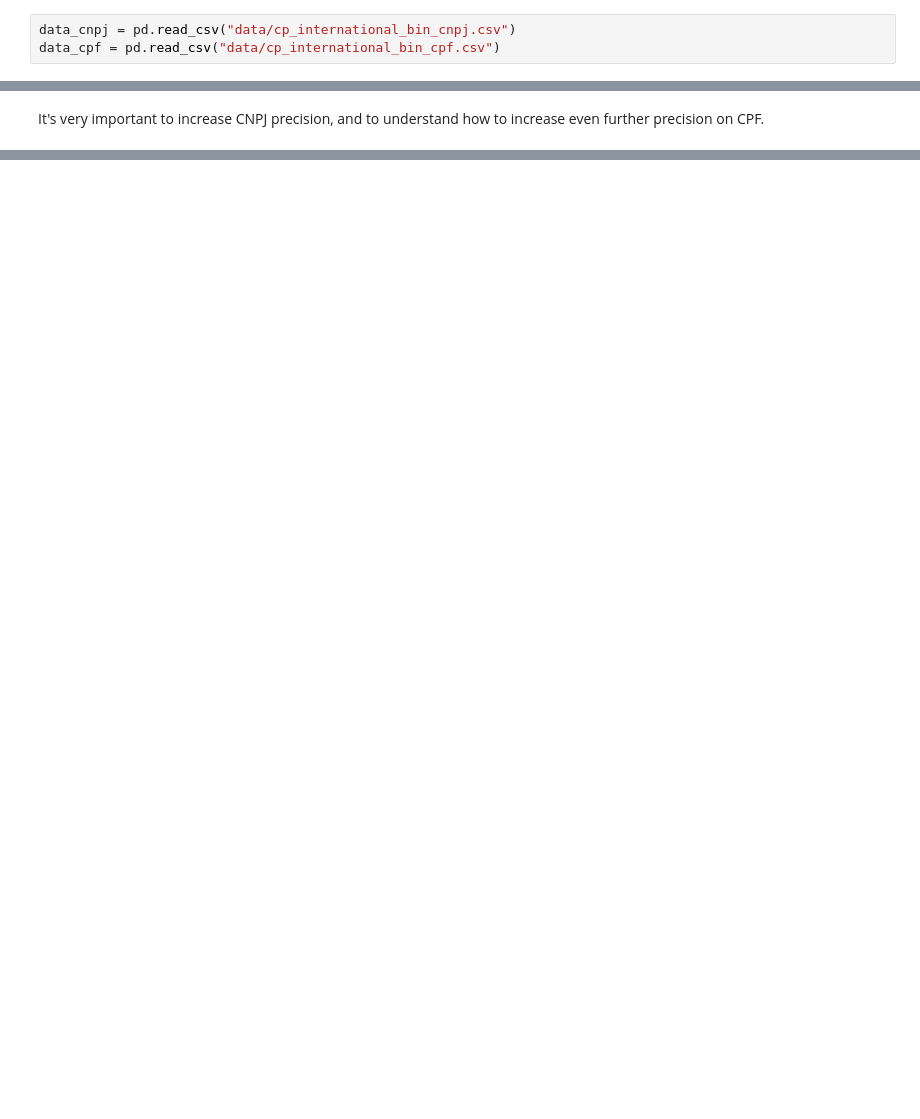
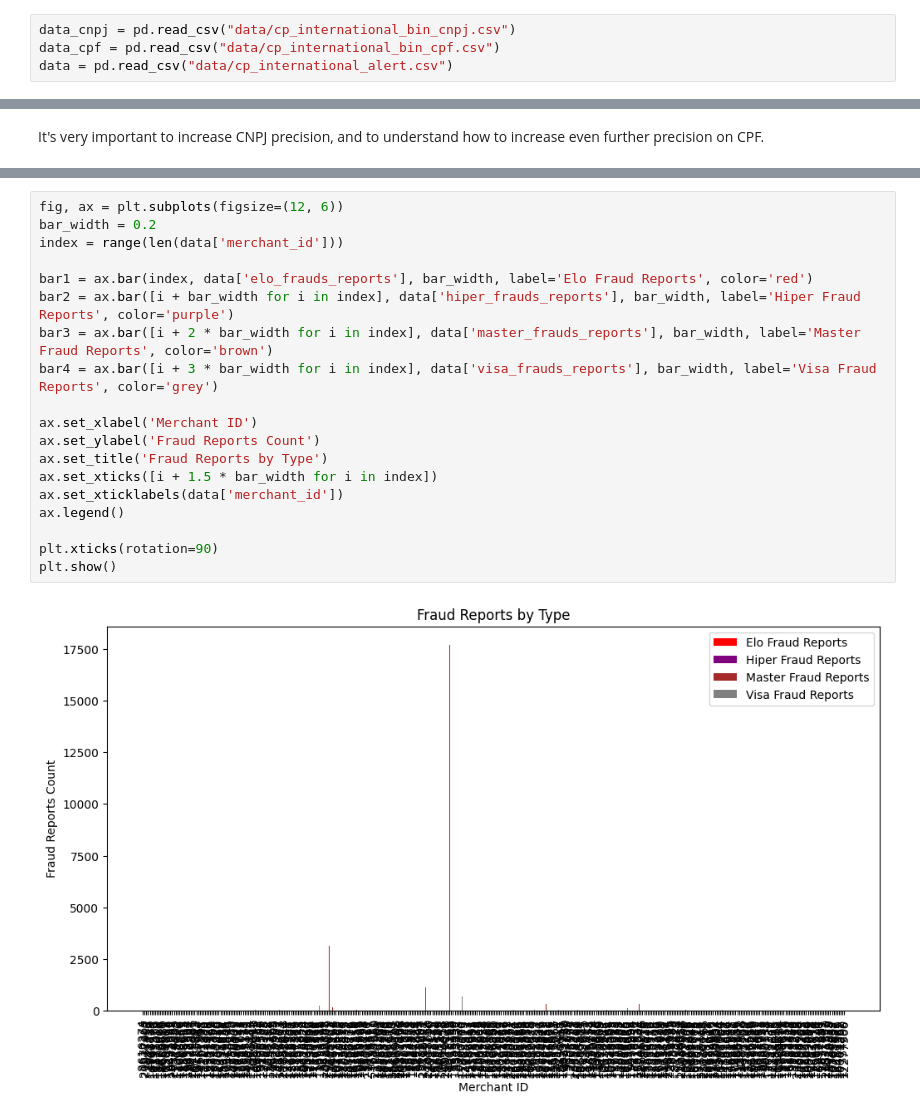
Before and after one commit to clesson-roberto/CP_International_Alert, a Jupyter notebook: CP_Internacional_BIN_Exploit_Analysis.ipynb, the cells around one changed output, grey strips where cells are left out. Cells and saved outputs as stored; diff of their text form; blank space fills up the shorter version.

```diff
--- a/CP_Internacional_BIN_Exploit_Analysis.ipynb
+++ b/CP_Internacional_BIN_Exploit_Analysis.ipynb
@@ -53,6 +53,7 @@ Try to find patterns where the alert works well, and them "fix" the querry.
 # %%
 data_cnpj = pd.read_csv("data/cp_international_bin_cnpj.csv")
 data_cpf = pd.read_csv("data/cp_international_bin_cpf.csv")
+data = pd.read_csv("data/cp_international_alert.csv")
 # %%
 data_cnpj.info()
 # %% [output]
@@ -95,0 +289,21 @@ It's very important to increase CNPJ precision, and to understand how to increas
+# %%
+fig, ax = plt.subplots(figsize=(12, 6))
+bar_width = 0.2
+index = range(len(data['merchant_id']))
+
+bar1 = ax.bar(index, data['elo_frauds_reports'], bar_width, label='Elo Fraud Reports', color='red')
+bar2 = ax.bar([i + bar_width for i in index], data['hiper_frauds_reports'], bar_width, label='Hiper Fraud Reports', color='purple')
+bar3 = ax.bar([i + 2 * bar_width for i in index], data['master_frauds_reports'], bar_width, label='Master Fraud Reports', color='brown')
+bar4 = ax.bar([i + 3 * bar_width for i in index], data['visa_frauds_reports'], bar_width, label='Visa Fraud Reports', color='grey')
+
+ax.set_xlabel('Merchant ID')
+ax.set_ylabel('Fraud Reports Count')
+ax.set_title('Fraud Reports by Type')
+ax.set_xticks([i + 1.5 * bar_width for i in index])
+ax.set_xticklabels(data['merchant_id'])
+ax.legend()
+
+plt.xticks(rotation=90)
+plt.show()
+# %% [output]
+[figure, added]
```
Also changed, not shown: parts of 10 cells of this notebook, 1 other file.
